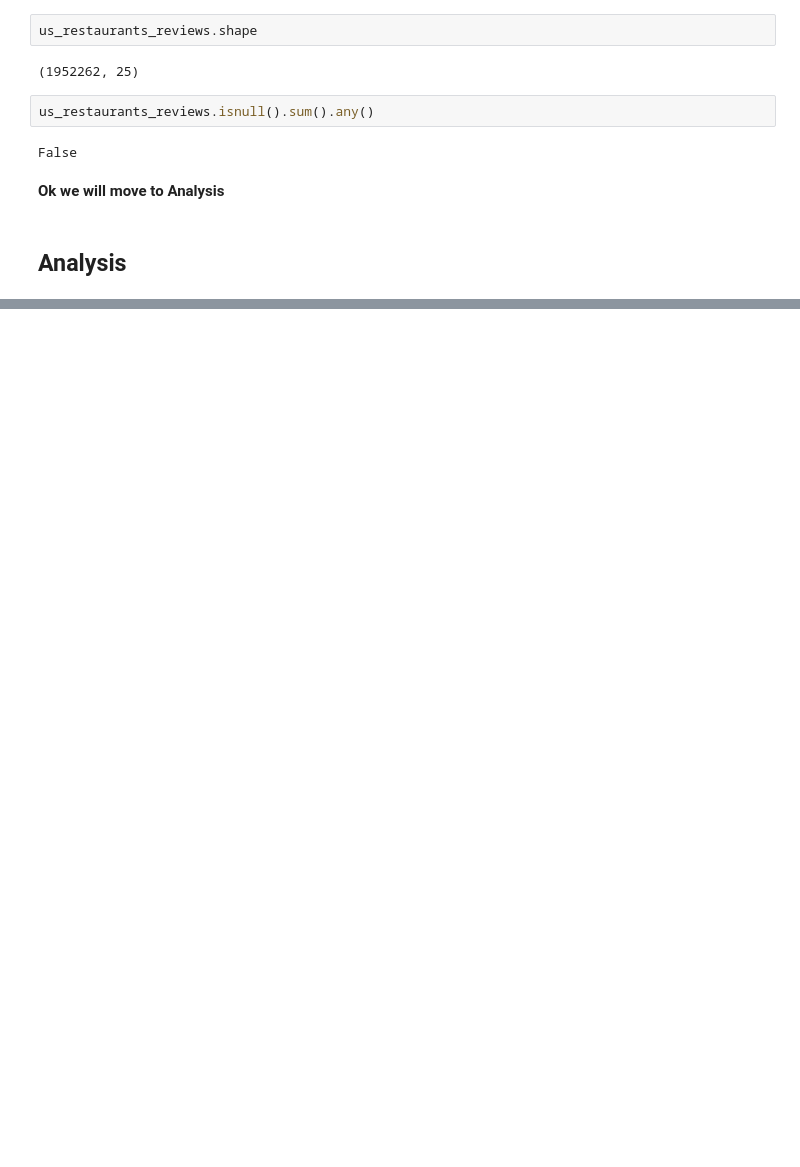
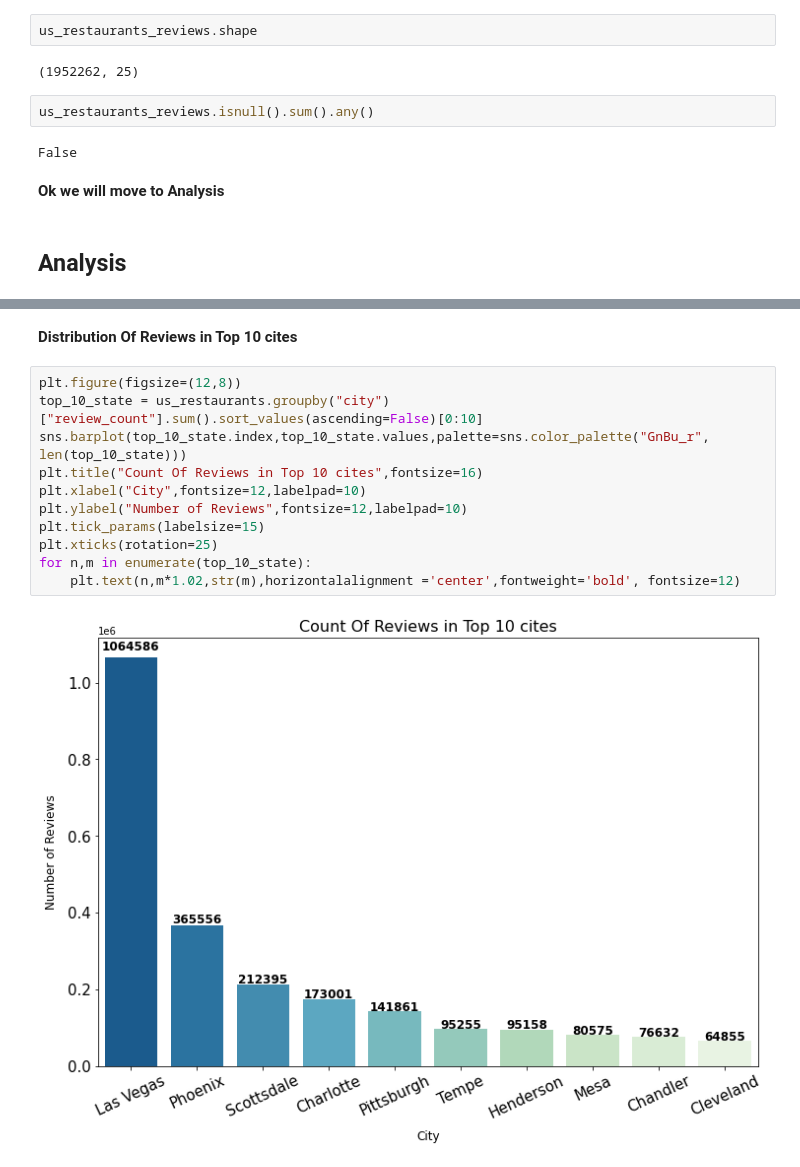
Before and after one commit to AhmadAbdElhameed/Yelp-data-science-project, a Jupyter notebook: Yelp dataset analysis.ipynb, the cells around one changed output, grey strips where cells are left out. Drawn from its saved outputs; the diff is of its cells as text; blank space fills up the shorter version.

```diff
--- a/Yelp dataset analysis.ipynb
+++ b/Yelp dataset analysis.ipynb
@@ -569,0 +591,15 @@ for n,m in enumerate(dis_category):
+# %% [markdown]
+**Distribution Of Reviews in Top 10 cites**
+# %%
+plt.figure(figsize=(12,8))
+top_10_state = us_restaurants.groupby("city")["review_count"].sum().sort_values(ascending=False)[0:10]
+sns.barplot(top_10_state.index,top_10_state.values,palette=sns.color_palette("GnBu_r", len(top_10_state)))
+plt.title("Count Of Reviews in Top 10 cites",fontsize=16)
+plt.xlabel("City",fontsize=12,labelpad=10)
+plt.ylabel("Number of Reviews",fontsize=12,labelpad=10)
+plt.tick_params(labelsize=15)
+plt.xticks(rotation=25)
+for n,m in enumerate(top_10_state):
+    plt.text(n,m*1.02,str(m),horizontalalignment ='center',fontweight='bold', fontsize=12)
+# %% [output]
+[figure, added]
```
Also changed, not shown: parts of 24 cells of this notebook.
